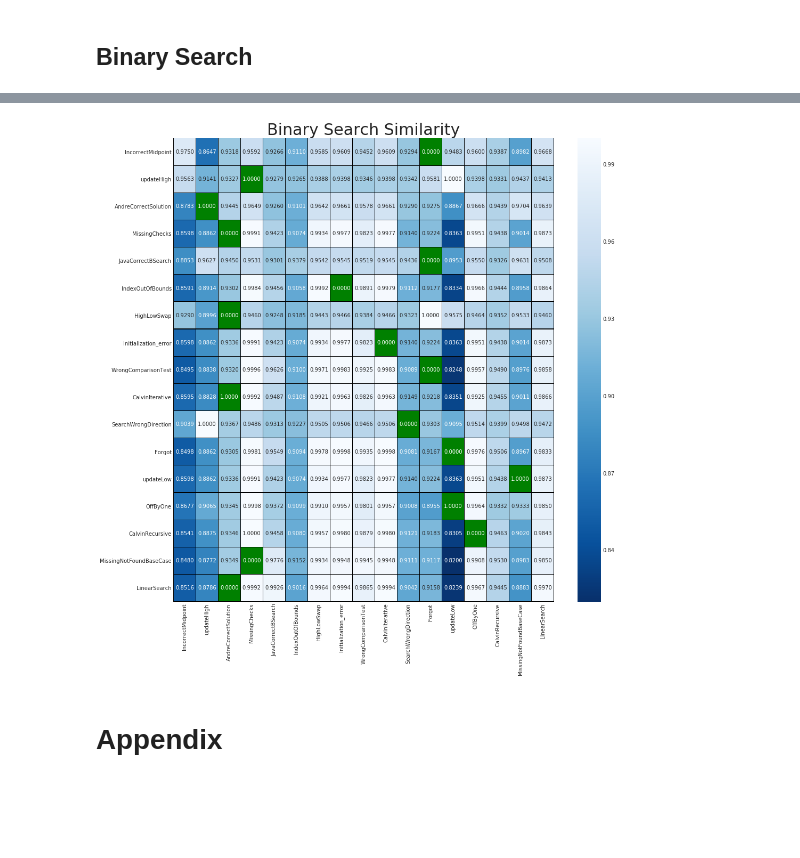
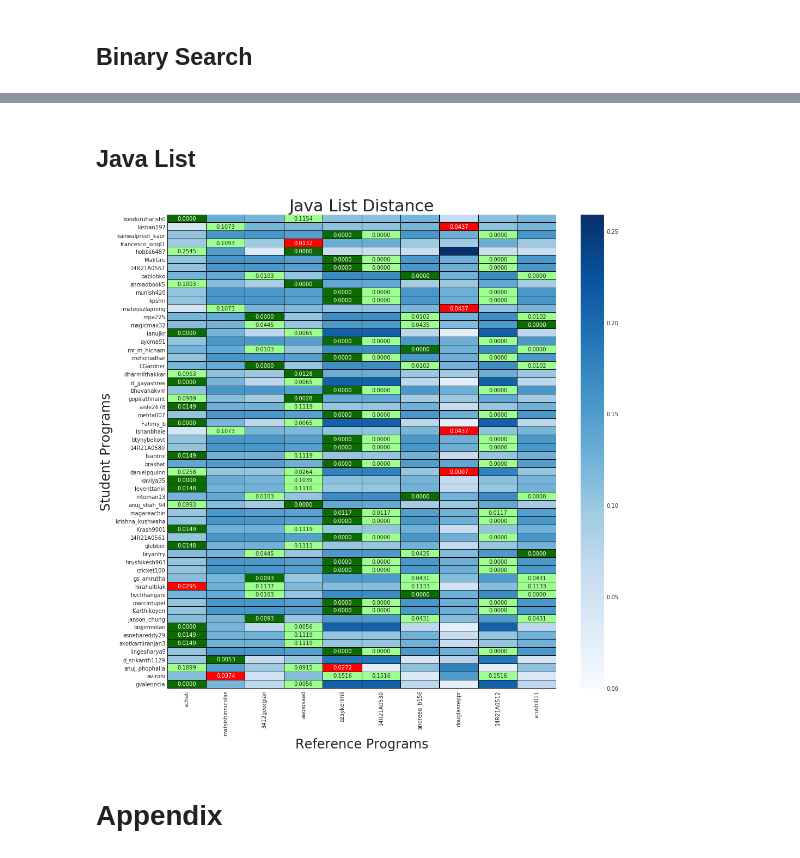
Before and after one commit to rhartman96/SeniorProject, a Jupyter notebook: Plots.ipynb, the cells around one changed output, grey strips where cells are left out. Drawn from its saved outputs; the diff is of its cells as text; code cells hidden in the pictures; blank space fills up the shorter version.

```diff
--- a/Plots.ipynb
+++ b/Plots.ipynb
@@ -153,7 +157,7 @@ df = df.drop(df.columns[0], axis=1)
 
 normed_matrix = normalize(df.as_matrix(), axis=1, norm='l1')
 # normed_matrix = np.subtract(1.0, normed_matrix)
-
+sns.set(font_scale=1)
 matrix = np.zeros((28,14))
 correctMapping = getSelectionMap()
 matrix = addFeatureToMaskMatrix(matrix, correctMapping,yLabels,xLabels,1)
@@ -162,14 +166,16 @@ matrix = addFeatureToMaskMatrix(matrix, outputMapping, yLabels,xLabels,2)
 fig, ax = plt.subplots()
 fig.set_figwidth(16)
 fig.set_figheight(16)
-ax.set_title('Selection Sort Similarity',fontsize=30)
+ax.set_title('Selection Sort Distance',fontsize=30)
 supposedToMatch = [(0.611, 1,0.561)]
 correctMatch = [(0.047,0.419,0)]
 wrongMatch = ['r']
 sns.set_style("darkgrid")
 ax = sns.heatmap(normed_matrix,ax=ax,annot=False, cmap='Blues',fmt=".4f",linewidths=0.125,linecolor='k', mask = matrix == 1)
-ax = sns.heatmap(normed_matrix,ax=ax,annot=True, cmap=supposedToMatch,fmt=".4f", mask = matrix != 1, cbar=False,linewidths=0.125,linecolor='k',xticklabels=xLabels,yticklabels= yLabels)
-ax = sns.heatmap(normed_matrix,ax=ax,annot=True, cmap=wrongMatch,fmt=".4f", mask = matrix != 2, cbar=False,linewidths=0.125,linecolor='k',xticklabels=xLabels,yticklabels= yLabels)
+ax = sns.heatmap(normed_matrix,ax=ax,annot=True, cmap=supposedToMatch,fmt=".4f", mask = matrix != 1, cbar=False,linewidths=0.125,linecolor='k')
+ax = sns.heatmap(normed_matrix,ax=ax,annot=True, cmap=wrongMatch,fmt=".4f", mask = matrix != 2, cbar=False,linewidths=0.125,linecolor='k')
 ax = sns.heatmap(normed_matrix,ax=ax,annot=True, cmap=correctMatch,fmt=".4f", mask = matrix != 3, cbar=False,linewidths=0.125,linecolor='k',xticklabels=xLabels,yticklabels= yLabels)
+ax.set_ylabel('Submitted Programs', fontsize=24)
+ax.set_xlabel('Reference Programs', fontsize=24)
 plt.savefig('selectionSort.pdf')
 # %% [output]
@@ -199,0 +265,2 @@ def getBinaryMap():
+# %% [markdown]
+## Java List
@@ -202,70 +331,59 @@ def getAxisLabels(df):
     submitted = list(df[df.columns[0]])
     yLabels = list()
     for submit in submitted:
-        yLabels.append(submit.replace('/udrive/student/rhartman2014/SeniorProject//programs/binary/Submissions/',''))
+        yLabels.append(submit.replace('/udrive/student/rhartman2014/SeniorProject//programs/javalist/Submissions/',''))
 
     titles = list(df.columns.values)
     xLabels = list()
     for title in titles:
-        xLabels.append(title.replace('/udrive/student/rhartman2014/SeniorProject//programs/binary/References/',''))
+        xLabels.append(title.replace('/udrive/student/rhartman2014/SeniorProject//programs/javalist/References/',''))
     df.columns = xLabels
     return (xLabels,yLabels)
 def getOurMapping():
-    jsonFile = "EvalDiagnostics/evalData_BINARY.json"
+    jsonFile = "EvalDiagnostics/evalData_Hackerrank.json"
     with open(jsonFile, 'r') as fp:
         readIn = json.load(fp, object_hook=json_util.object_hook)
     mapping = dict()
     for match in readIn:
-        submissionName = match[0].replace('/udrive/student/rhartman2014/SeniorProject//programs/binary/Submissions/','')
-        reference = match[1].replace('/udrive/student/rhartman2014/SeniorProject//programs/binary/References/','')
+        submissionName = match[0].replace('/udrive/student/rhartman2014/SeniorProject//programs/javalist/Submissions/','')
+        reference = match[1].replace('/udrive/student/rhartman2014/SeniorProject//programs/javalist/References/','')
         mapping[submissionName] = reference
     return mapping
 # %%
-csvFile = "AutomatedProgramFeedback/editDistanceMappting-binaryRyan.csv"
+csvFile = "AutomatedProgramFeedback/editDistanceMappting-Javalist.csv"
 df = pd.read_csv(csvFile)
 xLabels,yLabels = getAxisLabels(df)
 del xLabels[0]
 df = df.drop(df.columns[0], axis=1)
 
 
 normed_matrix = normalize(df.as_matrix(), axis=1, norm='l1')
 #normed_matrix = np.subtract(1.0, normed_matrix)
 
-matrix = np.zeros((17,17))
-correctMapping = getBinaryMap()
+matrix = np.zeros(df.shape)
+correctMapping = getListMap()
 matrix = addFeatureToMaskMatrix(matrix, correctMapping,yLabels,xLabels,1)
 outputMapping = getOurMapping()
+# print(outputMapping)
 matrix = addFeatureToMaskMatrix(matrix, outputMapping, yLabels,xLabels,2)
 fig, ax = plt.subplots()
 fig.set_figwidth(16)
 fig.set_figheight(16)
-ax.set_title('Binary Search Similarity',fontsize=30)
+ax.set_title('Java List Distance',fontsize=30)
 supposedToMatch = [(0.611, 1,0.561)]
 correctMatch = [(0.047,0.419,0)]
 wrongMatch = ['r']
 sns.set_style("darkgrid")
 ax = sns.heatmap(normed_matrix,ax=ax,annot=False, cmap='Blues',fmt=".4f",linewidths=0.125,linecolor='k', mask = matrix == 1)
 ax = sns.heatmap(normed_matrix,ax=ax,annot=True, cmap=supposedToMatch,fmt=".4f", mask = matrix != 1, cbar=False,linewidths=0.125,linecolor='k',xticklabels=xLabels,yticklabels= yLabels)
 ax = sns.heatmap(normed_matrix,ax=ax,annot=True, cmap=wrongMatch,fmt=".4f", mask = matrix != 2, cbar=False,linewidths=0.125,linecolor='k',xticklabels=xLabels,yticklabels= yLabels)
 ax = sns.heatmap(normed_matrix,ax=ax,annot=True, cmap=correctMatch,fmt=".4f", mask = matrix != 3, cbar=False,linewidths=0.125,linecolor='k',xticklabels=xLabels,yticklabels= yLabels)
-plt.savefig('binarySearch.pdf')
-
-# fig, ax = plt.subplots()
-# fig.set_figwidth(16)
-# fig.set_figheight(16)
-# ax.set_title('Binary Search Similarity',fontsize=30)
-# color = ['g']
-# correct = np.random.choice(a=[False, True], size=(17, 17), p=[0.5, 1-0.5])
-# matrix = np.zeros((17,17))
-# sns.set_style("darkgrid")
-# for i in range(0,17):
-# #     ax.add_patch(Rectangle((i,random.randint(0,16)),1,1,fill=False,edgecolor='green', lw=5))
-#     matrix[i][random.randint(0,16)] = 1
-# ax = sns.heatmap(normed_matrix,ax=ax,annot=True, cmap='Blues_r',fmt=".4f",linewidths=0.125,linecolor='k',mask = matrix==1,)
-# ax = sns.heatmap(correct,ax=ax,annot=True, cmap=color,fmt=".4f", mask = matrix != 1, cbar=False,linewidths=0.125,linecolor='k',yticklabels=newTitles,xticklabels=newTitles)
-# plt.savefig('binarySearch.pdf')
+ax.set_ylabel('Student Programs', fontsize=24)
+ax.set_xlabel('Reference Programs', fontsize=24)
+ax.set_yticklabels(labels=yLabels, rotation='horizontal')
+plt.savefig('javaList.pdf')
 # %% [output]
-[figure, old version]
+[figure, new version]
 # %% [markdown]
 # Appendix
 # %% [markdown]
```
Also changed, not shown: parts of 7 cells of this notebook, 6 other files.
